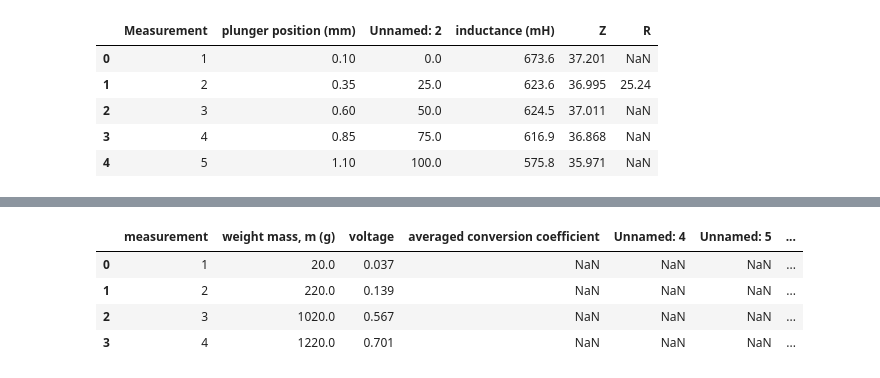
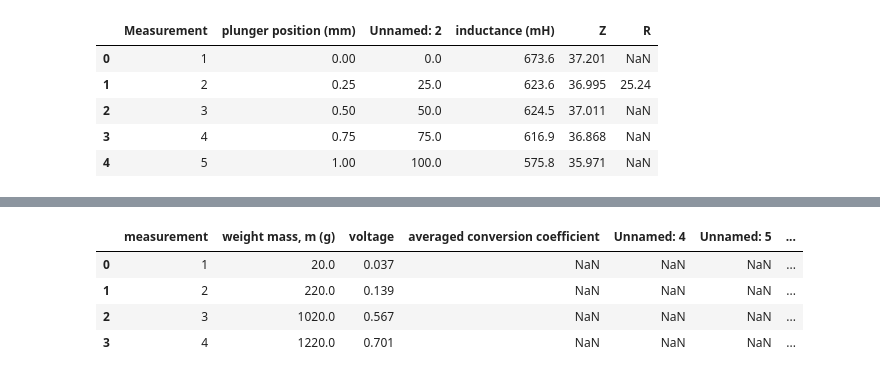
Before and after one commit to Undertaker-86/elec_343, a Jupyter notebook: data_analysis.ipynb, the cells around one changed output, grey strips where cells are left out. Drawn from its saved outputs; the diff is of its cells as text; code cells hidden in the pictures.

```diff
--- a/data_analysis.ipynb
+++ b/data_analysis.ipynb
@@ -8,15 +8,15 @@ import polars as pl
 from pathlib import Path
 # %%
 first_task = pd.read_csv("ELEC 343 Lab 1 - 1B.csv", skiprows=1)
-first_task["plunger position (mm)"] = first_task["plunger position (mm)"]/100
+first_task["plunger position (mm)"] = (first_task["plunger position (mm)"] - first_task["plunger position (mm)"][0])/100
 first_task.head()
 # %% [output]
 |  | Measurement | plunger position (mm) | Unnamed: 2 | inductance (mH) | Z | R |
-| 0 | 1 | 0.10 | 0.0 | 673.6 | 37.201 | NaN |
-| 1 | 2 | 0.35 | 25.0 | 623.6 | 36.995 | 25.24 |
-| 2 | 3 | 0.60 | 50.0 | 624.5 | 37.011 | NaN |
-| 3 | 4 | 0.85 | 75.0 | 616.9 | 36.868 | NaN |
-| 4 | 5 | 1.10 | 100.0 | 575.8 | 35.971 | NaN |
+| 0 | 1 | 0.00 | 0.0 | 673.6 | 37.201 | NaN |
+| 1 | 2 | 0.25 | 25.0 | 623.6 | 36.995 | 25.24 |
+| 2 | 3 | 0.50 | 50.0 | 624.5 | 37.011 | NaN |
+| 3 | 4 | 0.75 | 75.0 | 616.9 | 36.868 | NaN |
+| 4 | 5 | 1.00 | 100.0 | 575.8 | 35.971 | NaN |
 # %%
 from scipy.optimize import curve_fit
 
```
Also changed, not shown: parts of 10 cells of this notebook.
